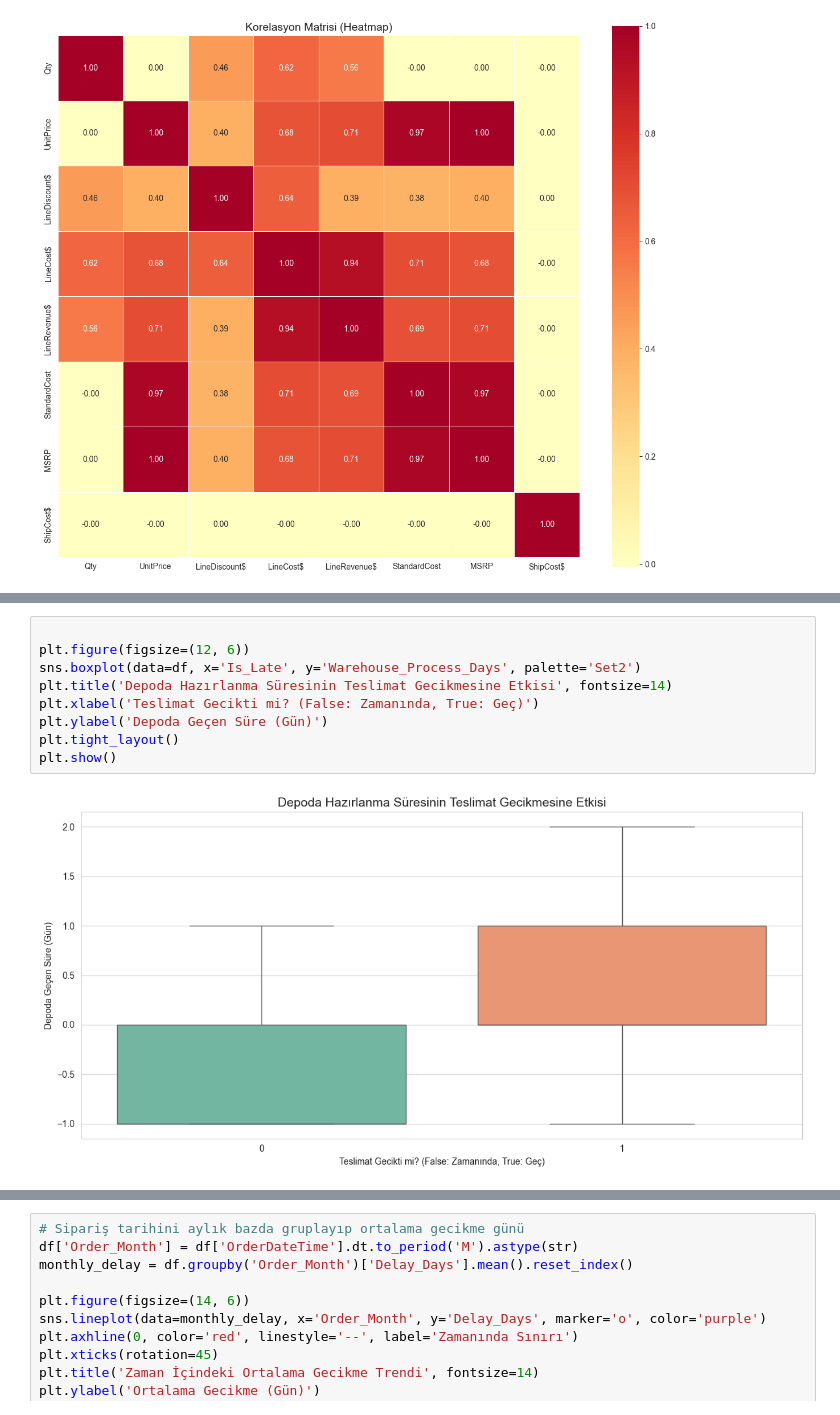
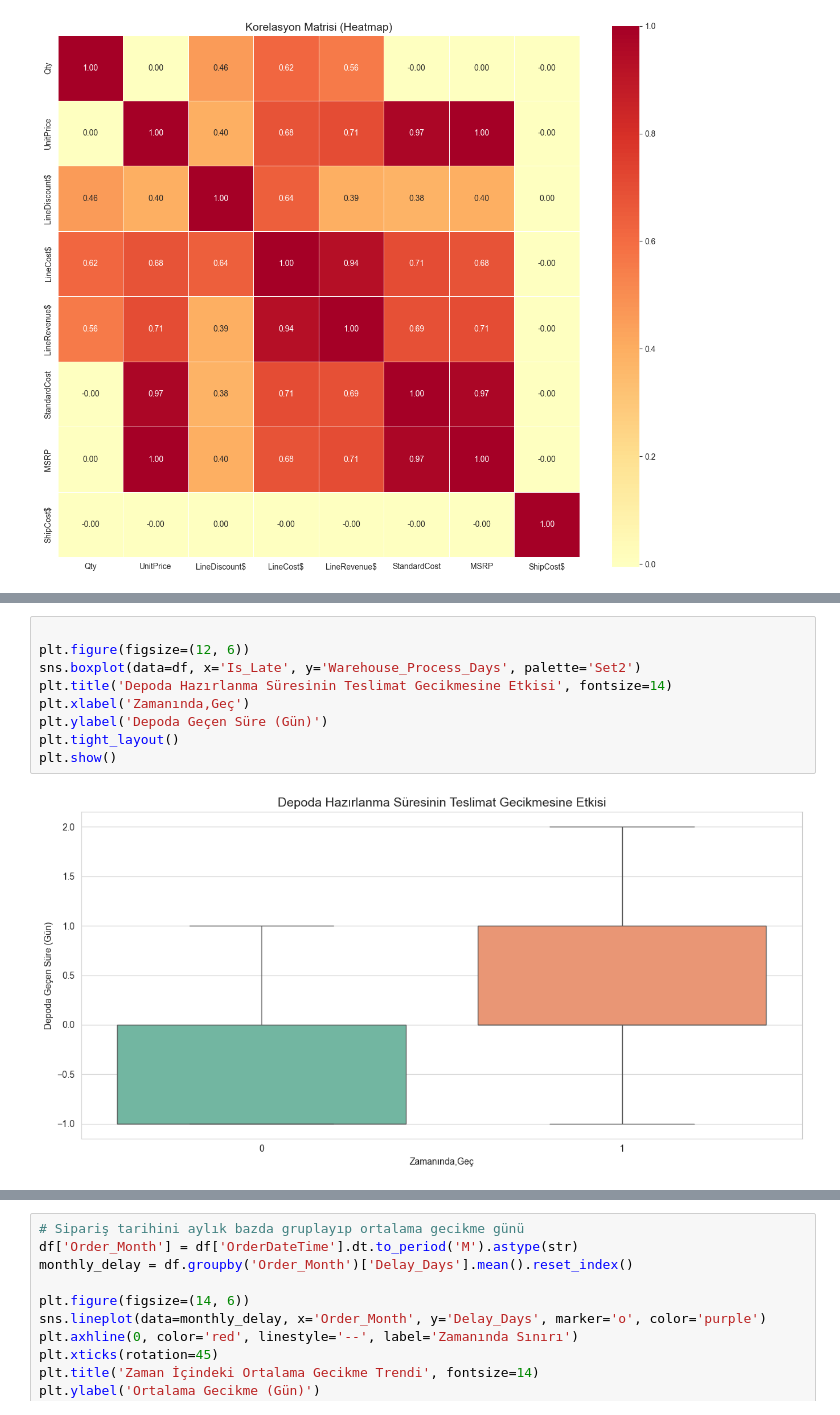
Before and after one commit to Rtur2003/Rtur2003-Data-Science---Python, a Jupyter notebook: Deneme.ipynb, the cells around one changed output, grey strips where cells are left out. Drawn from its saved outputs; the diff is of its cells as text.

```diff
--- a/Deneme.ipynb
+++ b/Deneme.ipynb
@@ -531,14 +531,14 @@ plt.show()
 # %%
 
 plt.figure(figsize=(12, 6))
 sns.boxplot(data=df, x='Is_Late', y='Warehouse_Process_Days', palette='Set2')
 plt.title('Depoda Hazırlanma Süresinin Teslimat Gecikmesine Etkisi', fontsize=14)
-plt.xlabel('Teslimat Gecikti mi? (False: Zamanında, True: Geç)')
+plt.xlabel('Zamanında,Geç')
 plt.ylabel('Depoda Geçen Süre (Gün)')
 plt.tight_layout()
 plt.show()
 # %% [output]
-[figure, old version]
+[figure, new version]
 # %%
 plt.figure(figsize=(10, 6))
 # Çok fazla veri varsa sample olacak
```
Also changed, not shown: parts of 7 cells of this notebook.
